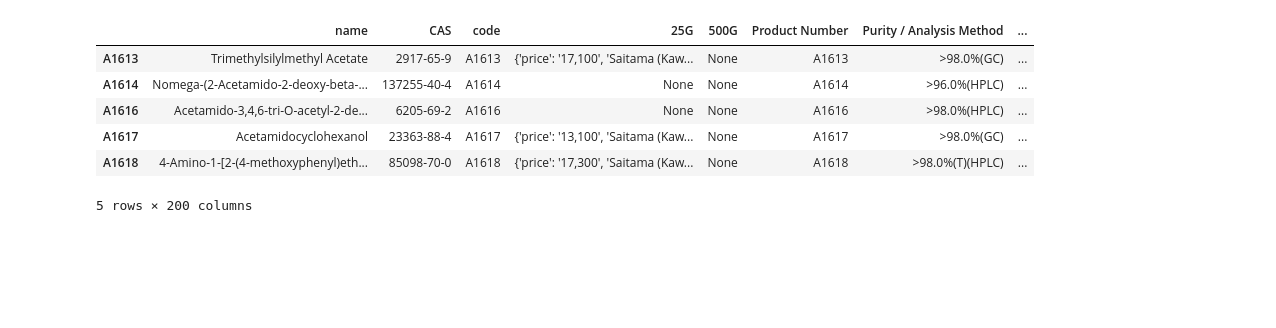
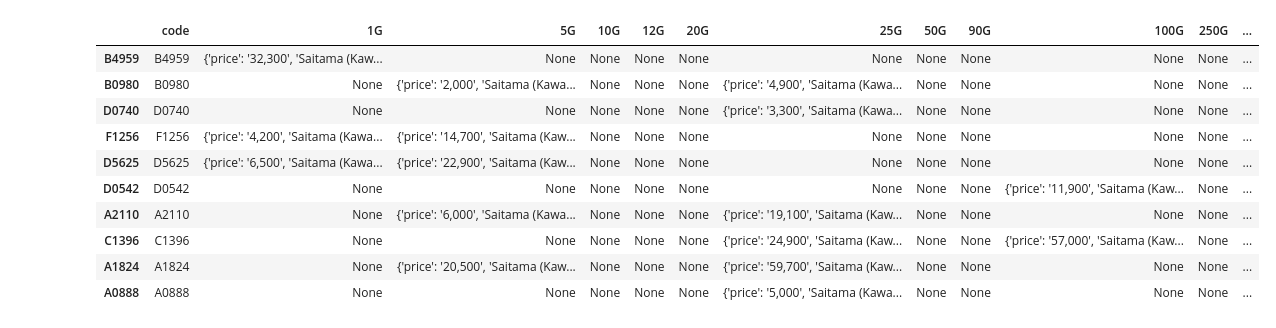
Before and after one commit to stephanyvargas/Learning_DataScience, a Jupyter notebook: WebScrapping_data/test_data_TCI.ipynb, the cells around one changed output. Cells and saved outputs as stored; diff of their text form; code cells hidden in the pictures; blank space fills up the shorter version.

```diff
--- a/WebScrapping_data/test_data_TCI.ipynb
+++ b/WebScrapping_data/test_data_TCI.ipynb
@@ -8,10 +13,14 @@ len(df)
 # %%
-df.tail()
+df[['code','1G','5G','10G','12G','20G','25G','50G','90G','100G','250G','400G','500G']].sample(10)
 # %% [output]
-|  | name | CAS | code | 25G | 500G | Product Number | Purity / Analysis Method | ... |
-| A1613 | Trimethylsilylmethyl Acetate | 2917-65-9 | A1613 | {'price': '17,100', 'Saitama (Kaw... | None | A1613 | >98.0%(GC) | ... |
-| A1614 | Nomega-(2-Acetamido-2-deoxy-beta-... | 137255-40-4 | A1614 | None | None | A1614 | >96.0%(HPLC) | ... |
-| A1616 | Acetamido-3,4,6-tri-O-acetyl-2-de... | 6205-69-2 | A1616 | None | None | A1616 | >98.0%(HPLC) | ... |
-| A1617 | Acetamidocyclohexanol | 23363-88-4 | A1617 | {'price': '13,100', 'Saitama (Kaw... | None | A1617 | >98.0%(GC) | ... |
-| A1618 | 4-Amino-1-[2-(4-methoxyphenyl)eth... | 85098-70-0 | A1618 | {'price': '17,300', 'Saitama (Kaw... | None | A1618 | >98.0%(T)(HPLC) | ... |
+|  | code | 1G | 5G | 10G | 12G | 20G | 25G | 50G | 90G | 100G | 250G | ... |
+| B4959 | B4959 | {'price': '32,300', 'Saitama (Kaw... | None | None | None | None | None | None | None | None | None | ... |
+| B0980 | B0980 | None | {'price': '2,000', 'Saitama (Kawa... | None | None | None | {'price': '4,900', 'Saitama (Kawa... | None | None | None | None | ... |
+| D0740 | D0740 | None | None | None | None | None | {'price': '3,300', 'Saitama (Kawa... | None | None | None | None | ... |
+| F1256 | F1256 | {'price': '4,200', 'Saitama (Kawa... | {'price': '14,700', 'Saitama (Kaw... | None | None | None | None | None | None | None | None | ... |
+| D5625 | D5625 | {'price': '6,500', 'Saitama (Kawa... | {'price': '22,900', 'Saitama (Kaw... | None | None | None | None | None | None | None | None | ... |
+| D0542 | D0542 | None | None | None | None | None | None | None | None | {'price': '11,900', 'Saitama (Kaw... | None | ... |
+| A2110 | A2110 | None | {'price': '6,000', 'Saitama (Kawa... | None | None | None | {'price': '19,100', 'Saitama (Kaw... | None | None | None | None | ... |
+| C1396 | C1396 | None | None | None | None | None | {'price': '24,900', 'Saitama (Kaw... | None | None | {'price': '57,000', 'Saitama (Kaw... | None | ... |
+| A1824 | A1824 | None | {'price': '20,500', 'Saitama (Kaw... | None | None | None | {'price': '59,700', 'Saitama (Kaw... | None | None | None | None | ... |
+| A0888 | A0888 | None | None | None | None | None | {'price': '5,000', 'Saitama (Kawa... | None | None | None | None | ... |
-5 rows × 200 columns
```
Also changed, not shown: parts of 13 cells of this notebook.
